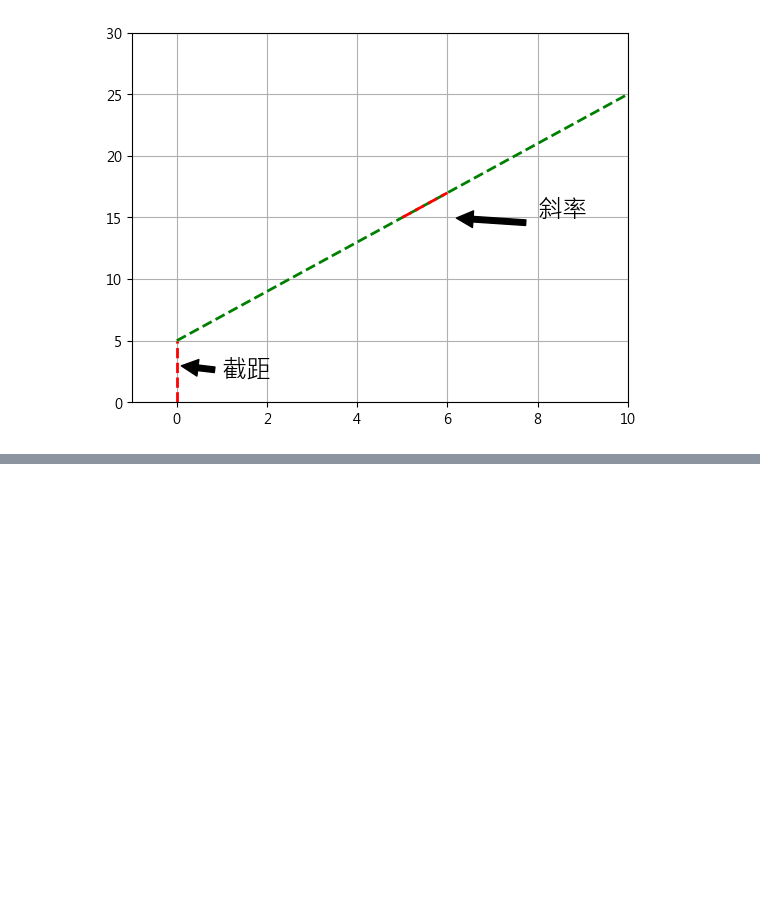
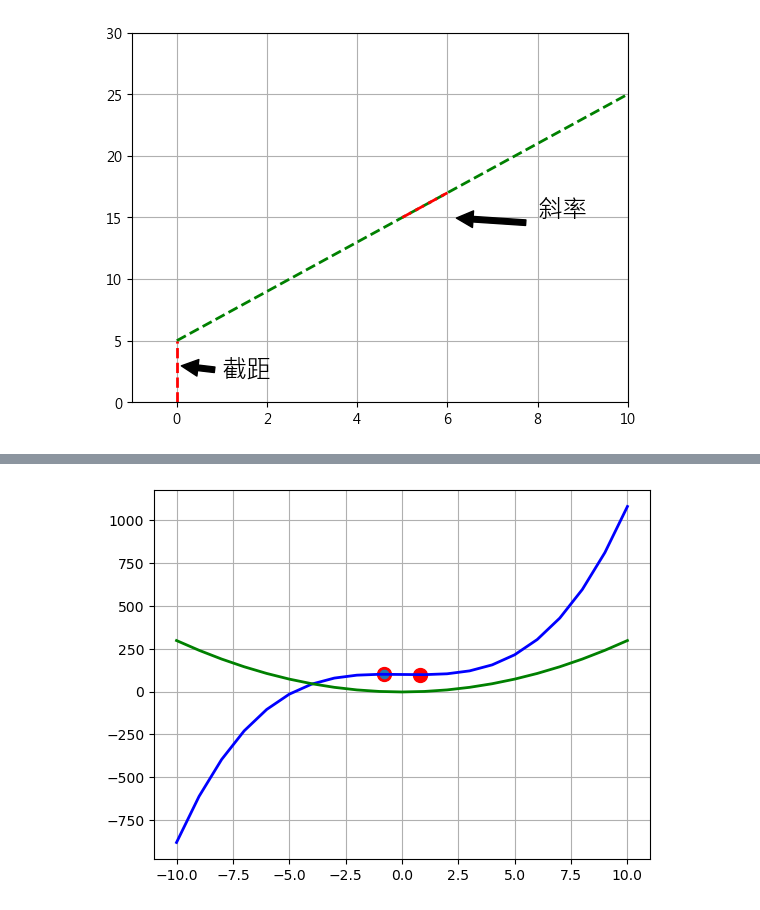
Before and after one commit to OnlyWell/d2l_tensorflow, a Jupyter notebook: book_charter/base_math/differentiation_integration.ipynb, the cells around one changed output, grey strips where cells are left out. Cells and saved outputs as stored; diff of their text form; code cells hidden in the pictures; blank space fills up the shorter version.

```diff
--- a/book_charter/base_math/differentiation_integration.ipynb
+++ b/book_charter/base_math/differentiation_integration.ipynb
@@ -37,0 +194,34 @@ plt.show()
+# %%
+from numpy import sqrt
+
+'''
+    绘制三次曲线方程f(x)=x**3 -2*x+100,求最小值
+'''
+import numpy as np
+import matplotlib.pyplot as plt
+#定义函数
+def f(x):
+    return x**3 -2*x+100
+
+#一阶导数
+def df(x):
+    return 3*x**2 -2
+
+#设定样本点
+x = list(range(-10,11))
+y=[f(i) for i in x]
+dy=[df(i) for i in x]
+
+#画曲线
+plt.plot(x,y,color='blue',linewidth=2)
+plt.plot(x,dy,color='green',linewidth=2)
+
+#最小值
+x1 = np.array([sqrt(6)/3,-sqrt(6)/3])
+plt.scatter([x1],[f(x1)],color='red',s=100)
+plt.scatter([-sqrt(6)/3],[f(-1)])
+
+plt.grid()
+plt.show()
+# %% [output]
+[figure, added]
```
Also changed, not shown: parts of 5 cells of this notebook.
